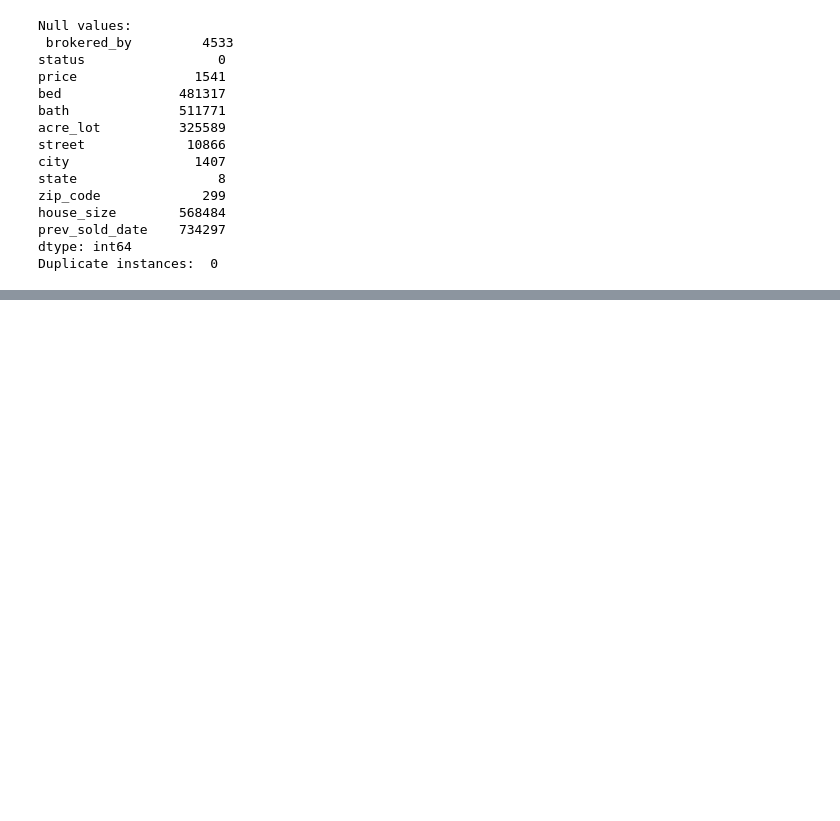
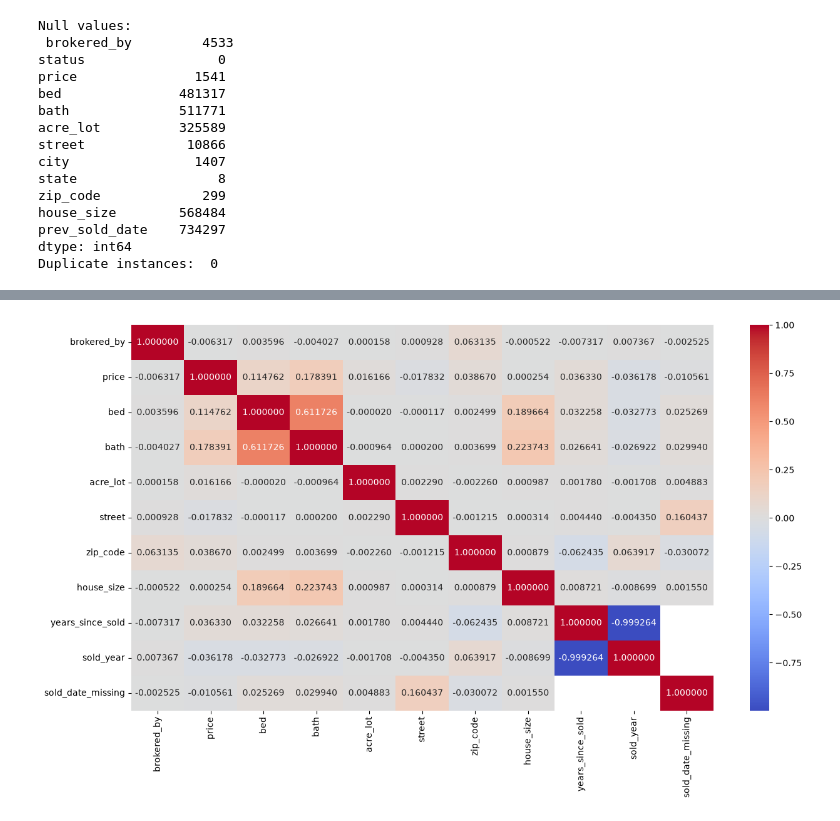
Before and after one commit to Themujmatrix/USA-Real-Estate-Price-Prediction, a Jupyter notebook: US_realtor_Price.ipynb, the cells around one changed output, grey strips where cells are left out. Cells and saved outputs as stored; diff of their text form; code cells hidden in the pictures; blank space fills up the shorter version.

```diff
--- a/US_realtor_Price.ipynb
+++ b/US_realtor_Price.ipynb
@@ -87,0 +225,10 @@ df.select_dtypes(include = "number").corr()
+# %%
+Q1 = X["house_size"].quantile(0.25)
+Q3 = X["house_size"].quantile(0.75)
+IQR = Q3 - Q1
+LowerBound = Q1 - 1.5*Q1
+UpperBound = Q3 + 2.5*Q1
+Outliers = X[X["house_size"]>UpperBound].nunique()
+print("LowerBound: ", LowerBound)
+print("UpperBound: ", UpperBound)
+print("No. of Outliers: ", Outliers)
@@ -87,0 +252,4 @@ df.select_dtypes(include = "number").corr()
+# %%
+data_outfree = df.drop(Outliers, axis = 0)
+data_outfree.dropna(subset = "price", inplace = True)
+data_outfree
@@ -93,0 +294,6 @@ plt.show()
+# %%
+plt.figure(figsize = (15,8))
+sns.heatmap(data_outfree.select_dtypes(include = "number").corr(), annot = True, cmap = "coolwarm", fmt = ".6f")
+plt.show()
+# %% [output]
+[figure, added]
```
Also changed, not shown: parts of 20 cells of this notebook.
